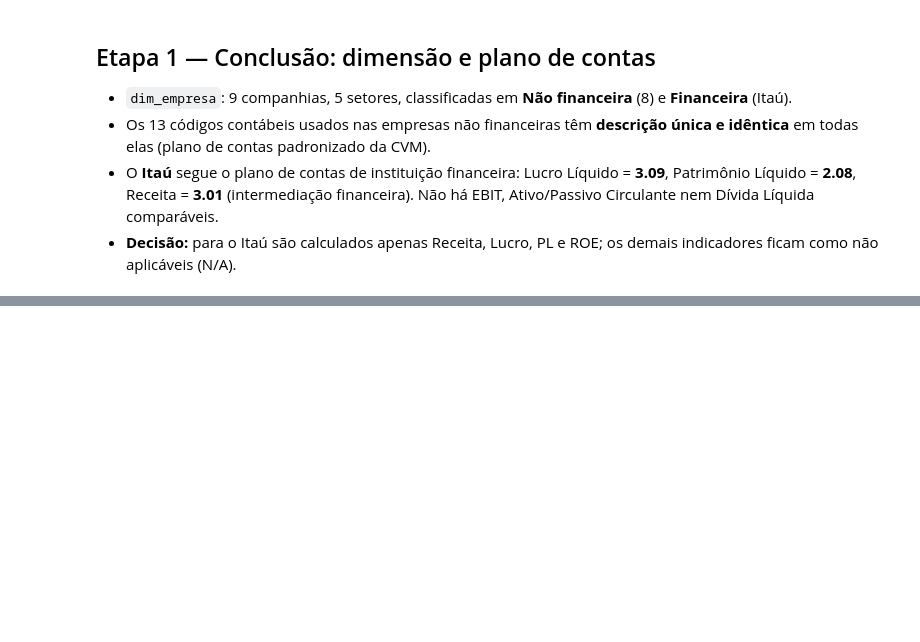
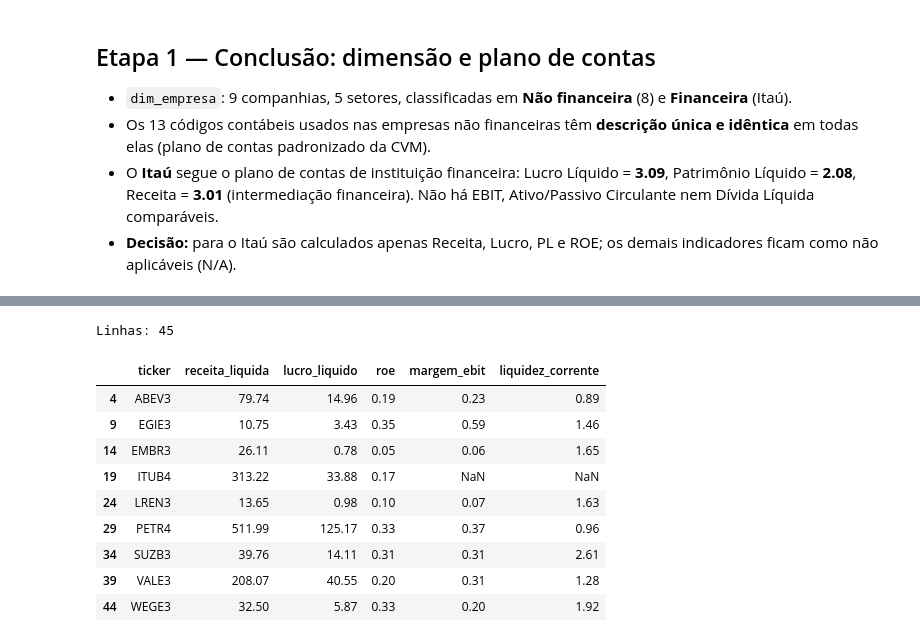
Before and after one commit to waldineilameira-lab/Projeto_Triade_Financeira_Waldinei, a Jupyter notebook: notebooks/05_modelagem_integracao.ipynb, the cells around one changed output, grey strips where cells are left out. Saved outputs shown, nothing was run; the diff lists cells and outputs as text; code cells hidden in the pictures; blank space fills up the shorter version.

Commit message:
adiciona indicadores contábeis por empresa e exercício

```diff
--- a/notebooks/05_modelagem_integracao.ipynb
+++ b/notebooks/05_modelagem_integracao.ipynb
@@ -127,3 +127,13 @@ itau[["demonstrativo", "cd_conta", "ds_conta", "valor_reais"]]
 - Os 13 códigos contábeis usados nas empresas não financeiras têm **descrição única e idêntica** em todas elas (plano de contas padronizado da CVM).
 - O **Itaú** segue o plano de contas de instituição financeira: Lucro Líquido = **3.09**, Patrimônio Líquido = **2.08**, Receita = **3.01** (intermediação financeira). Não há EBIT, Ativo/Passivo Circulante nem Dívida Líquida comparáveis.
 - **Decisão:** para o Itaú são calculados apenas Receita, Lucro, PL e ROE; os demais indicadores ficam como não aplicáveis (N/A).
+# %%
+CONTAS_BANCO = {
+    "receita_liquida": "3.01",    # Receitas da Intermediação Financeira
+    "lucro_liquido": "3.09",      # Lucro/Prejuízo Consolidado do Período
+    "ativo_total": "1",
+    "patrimonio_liquido": "2.08",
+}
+
+(contabil[(contabil["ticker"] == "ITUB4") & contabil["cd_conta"].isin(CONTAS_BANCO.values())]
+    .pivot_table(index="cd_conta", columns="ano", values="ds_conta", aggfunc="first"))
@@ -129,0 +184,43 @@ itau[["demonstrativo", "cd_conta", "ds_conta", "valor_reais"]]
+# %%
+ind = pd.concat([ind_nao_fin, ind_banco], ignore_index=True)
+ind.columns.name = None  # remove o rótulo "conta" herdado do pivot
+
+# Dívida líquida = dívida bruta (curto + longo prazo) − caixa e aplicações de curto prazo
+ind["divida_bruta"] = ind["emprestimos_cp"] + ind["emprestimos_lp"]
+ind["caixa_total"] = ind["caixa"] + ind["aplicacoes_financeiras"].fillna(0)
+ind["divida_liquida"] = ind["divida_bruta"] - ind["caixa_total"]
+
+# Indicadores (em fração: 0,15 = 15%)
+ind["margem_bruta"] = ind["resultado_bruto"] / ind["receita_liquida"]
+ind["margem_ebit"] = ind["ebit"] / ind["receita_liquida"]
+ind["margem_liquida"] = ind["lucro_liquido"] / ind["receita_liquida"]
+ind["roe"] = ind["lucro_liquido"] / ind["patrimonio_liquido"]
+ind["liquidez_corrente"] = ind["ativo_circulante"] / ind["passivo_circulante"]
+ind["divida_liquida_pl"] = ind["divida_liquida"] / ind["patrimonio_liquido"]
+
+ind = ind.sort_values(["ticker", "ano"]).reset_index(drop=True)
+ind["crescimento_receita"] = ind.groupby("ticker")["receita_liquida"].pct_change()
+
+# Banco: margem líquida sobre receita de intermediação não é comparável às demais empresas
+ind.loc[ind["ticker"] == "ITUB4", "margem_liquida"] = float("nan")
+
+ind.to_csv(PROC_DIR / "fato_indicadores_contabeis.csv", index=False)
+print("Linhas:", len(ind))
+# %% [output]
+Linhas: 45
+# %%
+validacao = ind.loc[ind["ano"] == 2023,
+                    ["ticker", "receita_liquida", "lucro_liquido", "roe", "margem_ebit", "liquidez_corrente"]].copy()
+validacao[["receita_liquida", "lucro_liquido"]] /= 1e9  # em R$ bilhões
+validacao.round(2)
+# %% [output]
+|  | ticker | receita_liquida | lucro_liquido | roe | margem_ebit | liquidez_corrente |
+| 4 | ABEV3 | 79.74 | 14.96 | 0.19 | 0.23 | 0.89 |
+| 9 | EGIE3 | 10.75 | 3.43 | 0.35 | 0.59 | 1.46 |
+| 14 | EMBR3 | 26.11 | 0.78 | 0.05 | 0.06 | 1.65 |
+| 19 | ITUB4 | 313.22 | 33.88 | 0.17 | NaN | NaN |
+| 24 | LREN3 | 13.65 | 0.98 | 0.10 | 0.07 | 1.63 |
+| 29 | PETR4 | 511.99 | 125.17 | 0.33 | 0.37 | 0.96 |
+| 34 | SUZB3 | 39.76 | 14.11 | 0.31 | 0.31 | 2.61 |
+| 39 | VALE3 | 208.07 | 40.55 | 0.20 | 0.31 | 1.28 |
+| 44 | WEGE3 | 32.50 | 5.87 | 0.33 | 0.20 | 1.92 |
```
Also changed, not shown: parts of 3 cells of this notebook, 1 other file.
